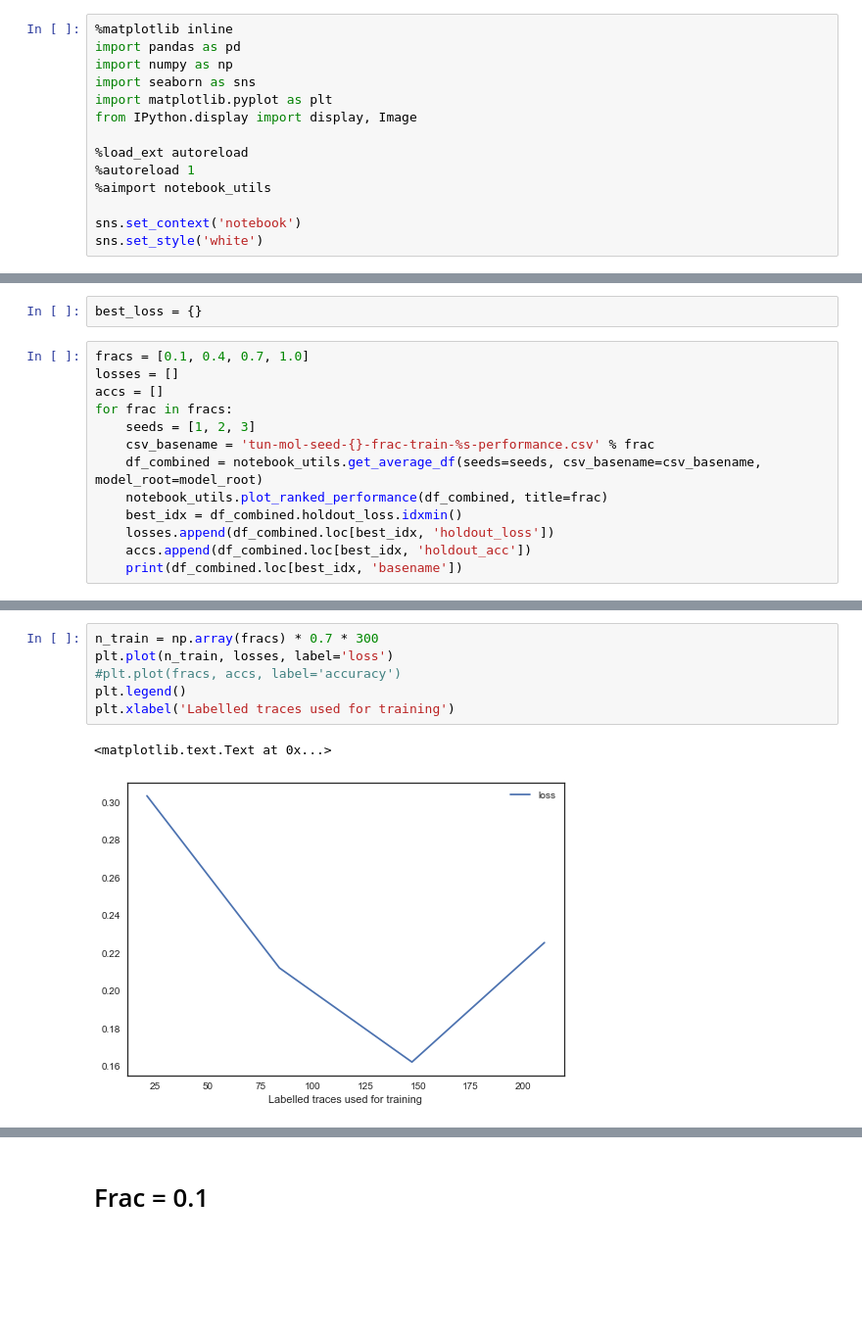
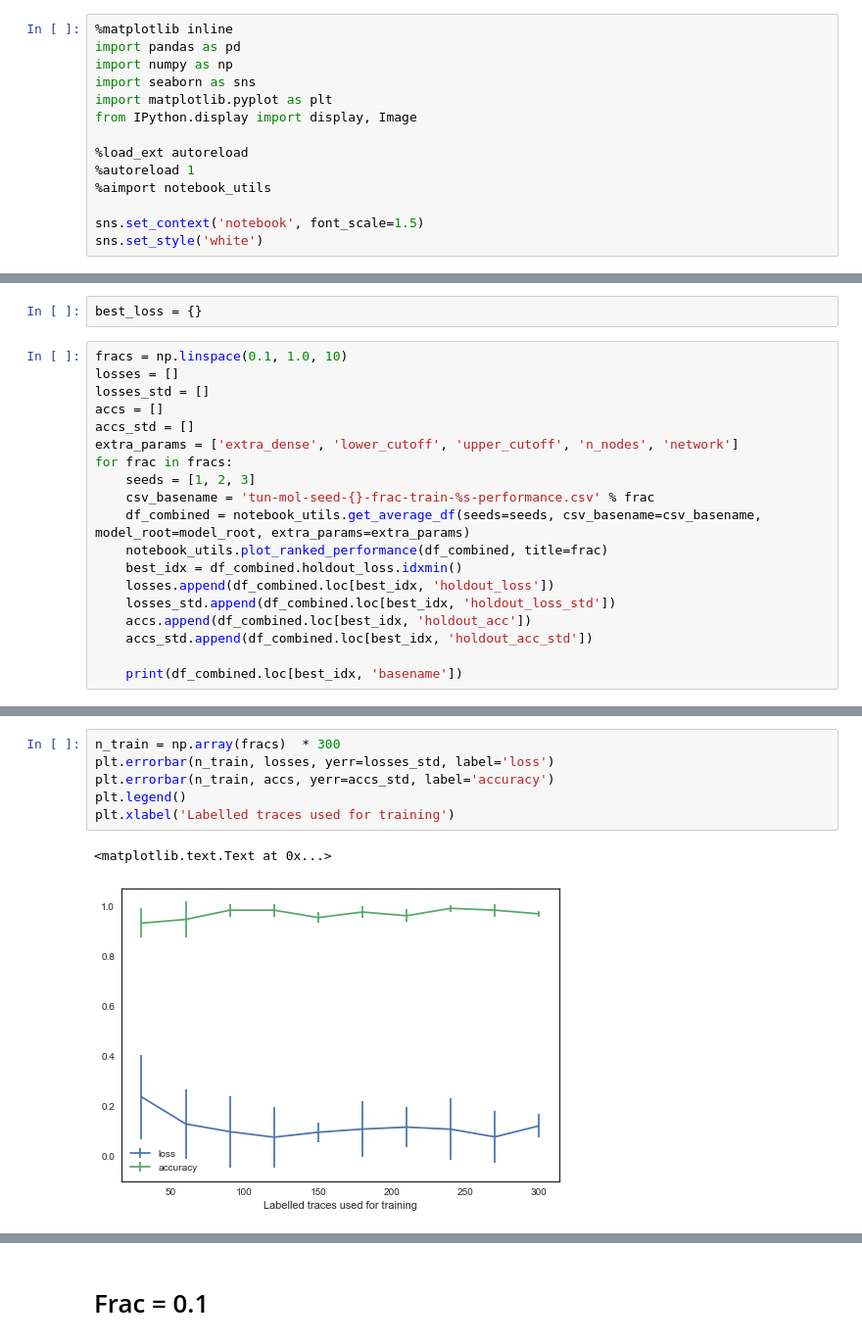
Before and after one commit to KPLauritzen/predict_bipy, a Jupyter notebook: notebooks/04-4K-training-fraction.ipynb, the cells around one changed output, grey strips where cells are left out. Shown at 98% size. Drawn from its saved outputs; the diff is of its cells as text; blank space fills up the shorter version.

```diff
--- a/notebooks/04-4K-training-fraction.ipynb
+++ b/notebooks/04-4K-training-fraction.ipynb
@@ -10,7 +10,7 @@ from IPython.display import display, Image
 %autoreload 1
 %aimport notebook_utils
 
-sns.set_context('notebook')
+sns.set_context('notebook', font_scale=1.5)
 sns.set_style('white')
 # %% [output]
 The autoreload extension is already loaded. To reload it, use:
@@ -34,16 +34,22 @@ df.head()
 # %%
 best_loss = {}
 # %%
-fracs = [0.1, 0.4, 0.7, 1.0]
+fracs = np.linspace(0.1, 1.0, 10)
 losses = []
+losses_std = []
 accs = []
+accs_std = []
+extra_params = ['extra_dense', 'lower_cutoff', 'upper_cutoff', 'n_nodes', 'network']
 for frac in fracs:
     seeds = [1, 2, 3]
     csv_basename = 'tun-mol-seed-{}-frac-train-%s-performance.csv' % frac
-    df_combined = notebook_utils.get_average_df(seeds=seeds, csv_basename=csv_basename, model_root=model_root)
+    df_combined = notebook_utils.get_average_df(seeds=seeds, csv_basename=csv_basename, model_root=model_root, extra_params=extra_params)
     notebook_utils.plot_ranked_performance(df_combined, title=frac)
     best_idx = df_combined.holdout_loss.idxmin()
     losses.append(df_combined.loc[best_idx, 'holdout_loss'])
+    losses_std.append(df_combined.loc[best_idx, 'holdout_loss_std'])
     accs.append(df_combined.loc[best_idx, 'holdout_acc'])
+    accs_std.append(df_combined.loc[best_idx, 'holdout_acc_std'])
+
     print(df_combined.loc[best_idx, 'basename'])
 # %% [output]
@@ -58,9 +90,9 @@ recurrent_unit_gru__n_nodes_10__extra_dense_False__upper_cutoff_0.1__lower_cutof
 # %%
-n_train = np.array(fracs) * 0.7 * 300
-plt.plot(n_train, losses, label='loss')
-#plt.plot(fracs, accs, label='accuracy')
+n_train = np.array(fracs)  * 300
+plt.errorbar(n_train, losses, yerr=losses_std, label='loss')
+plt.errorbar(n_train, accs, yerr=accs_std, label='accuracy')
 plt.legend()
 plt.xlabel('Labelled traces used for training')
 # %% [output]
 <matplotlib.text.Text at 0x...>
-[figure, old version]
+[figure, new version]
```
Also changed, not shown: parts of 13 cells of this notebook, 3 other files.
